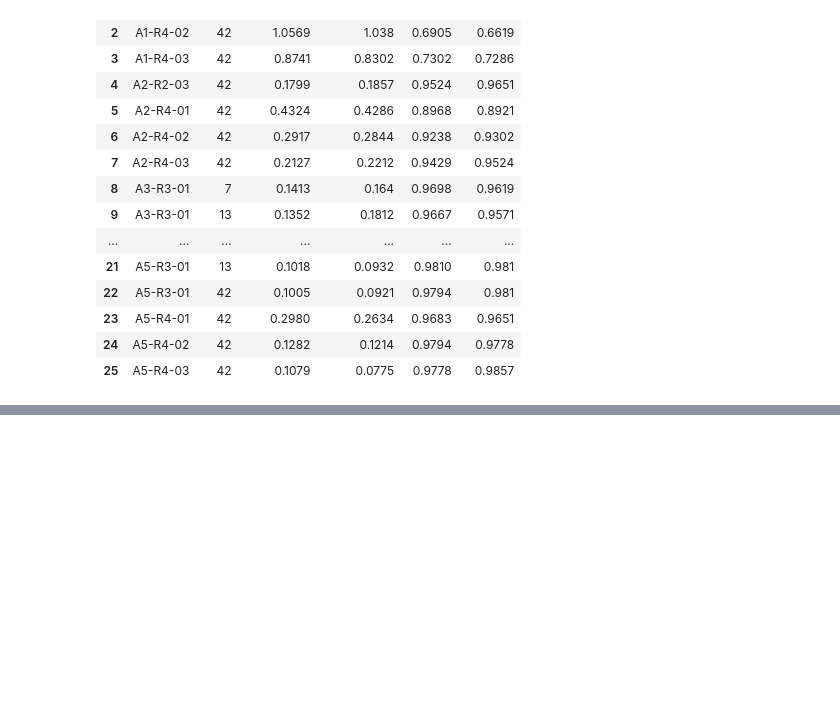
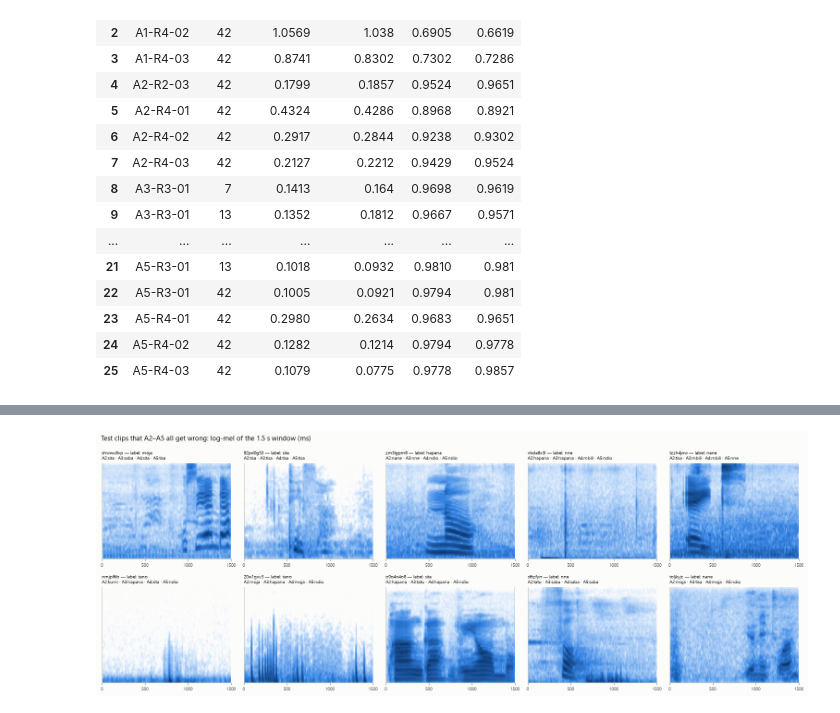
Before and after one commit to Hassan-Adelani-Luqman/nlp-sequential-modeling-group21, a Jupyter notebook: notebooks/06_results_error_analysis.ipynb, the cells around one changed output, grey strips where cells are left out. Saved outputs shown, nothing was run; the diff lists cells and outputs as text; code cells hidden in the pictures; blank space fills up the shorter version.

Commit message:
Add the Phase 8 error analysis to notebook 06

```diff
--- a/notebooks/06_results_error_analysis.ipynb
+++ b/notebooks/06_results_error_analysis.ipynb
@@ -788,0 +892,13 @@ A5 XLS-R (fine-tuned) & 316M & 13.0 & 871 & 0.093 $\pm$ 0.001 & 98.1 $\pm$ 0.1 &
+# %%
+R = pd.DataFrame({a: pred42[a] == y_test for a in shown})
+order_aware = [a for a in ("A2", "A3", "A4", "A5") if a in R]
+summary = {"all five correct": int(R.all(axis=1).sum()), "all five wrong": int((~R).all(axis=1).sum()),
+           "A2–A5 all wrong": int((~R[order_aware]).all(axis=1).sum()),
+           "only A1 wrong": int((~R["A1"] & R[order_aware].all(axis=1)).sum()) if "A1" in R else 0}
+display(pd.Series(summary, name="test clips").to_frame())
+only = pd.DataFrame({a: {"errors": int((~R[a]).sum()),
+                         "only this model wrong": int((~R[a] & R.drop(columns=a).all(axis=1)).sum()),
+                         "only wrong among A2–A5": int((~R[a] & R[[b for b in order_aware if b != a]].all(axis=1)).sum()) if a in order_aware else np.nan,
+                         "shared with every other order-aware model": int((~R[order_aware]).all(axis=1).sum()) if a in order_aware else np.nan}
+                     for a in shown}).T
+display(only)
@@ -788,0 +1016,24 @@ A5 XLS-R (fine-tuned) & 316M & 13.0 & 871 & 0.093 $\pm$ 0.001 & 98.1 $\pm$ 0.1 &
+# %%
+# Spectrograms of the hard test clips (log-mel of the centred 1.5 s window the models see)
+S_test = cached_features(test, **PRESETS["logmel"])
+idx = [test.index[test.id == i][0] for i in hard_test.id][:10]
+cols = 5
+rows_n = int(np.ceil(len(idx) / cols)) or 1
+fig, axes = plt.subplots(rows_n, cols, figsize=(3.1 * cols, 2.9 * rows_n), squeeze=False)
+for ax in axes.flat:
+    ax.axis("off")
+for ax, i in zip(axes.flat, idx):
+    ax.axis("on")
+    ax.imshow(S_test[i].T, origin="lower", aspect="auto", cmap=blue_cmap(), extent=[0, 1500, 0, S_test.shape[2]])
+    ax.set_yticks([])
+    ax.grid(False)
+    ax.set_xticks([0, 500, 1000, 1500])
+    ax.tick_params(labelsize=7)
+    guesses = " · ".join(f"{a}:{NAMES[pred42[a][i]]}" for a in order_aware)
+    ax.set_title(f"{test.id.iloc[i][3:11]} — label: {NAMES[y_test[i]]}\n{guesses}", fontsize=7.5, loc="left")
+fig.suptitle("Test clips that A2–A5 all get wrong: log-mel of the 1.5 s window (ms)", x=0.01, ha="left", fontsize=11)
+fig.tight_layout()
+save_figure(fig, "p8_hard_clips")
+plt.show()
+# %% [output]
+[figure, added]
```
Also changed, not shown: parts of 19 cells of this notebook, 7 other files.
